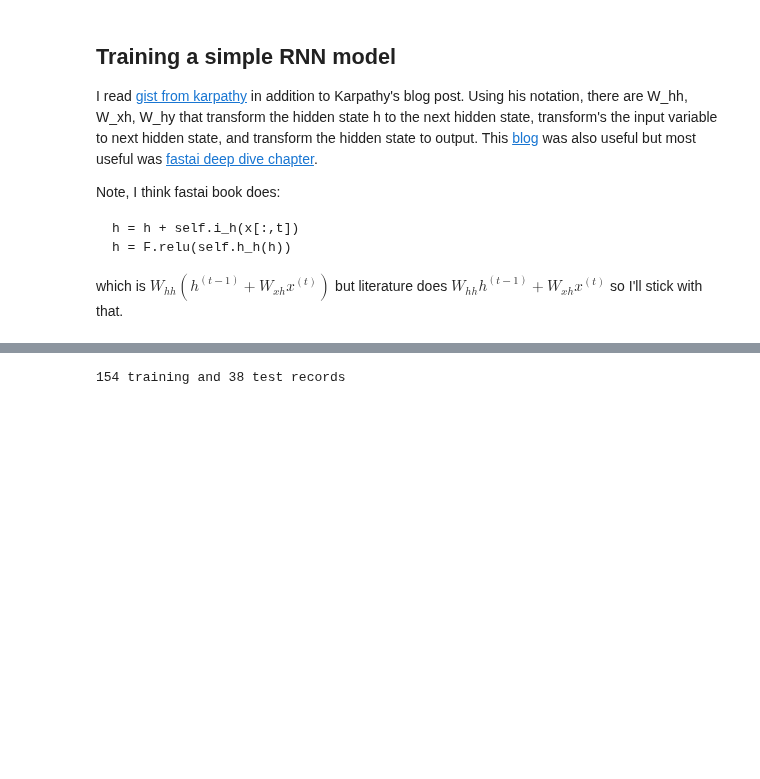
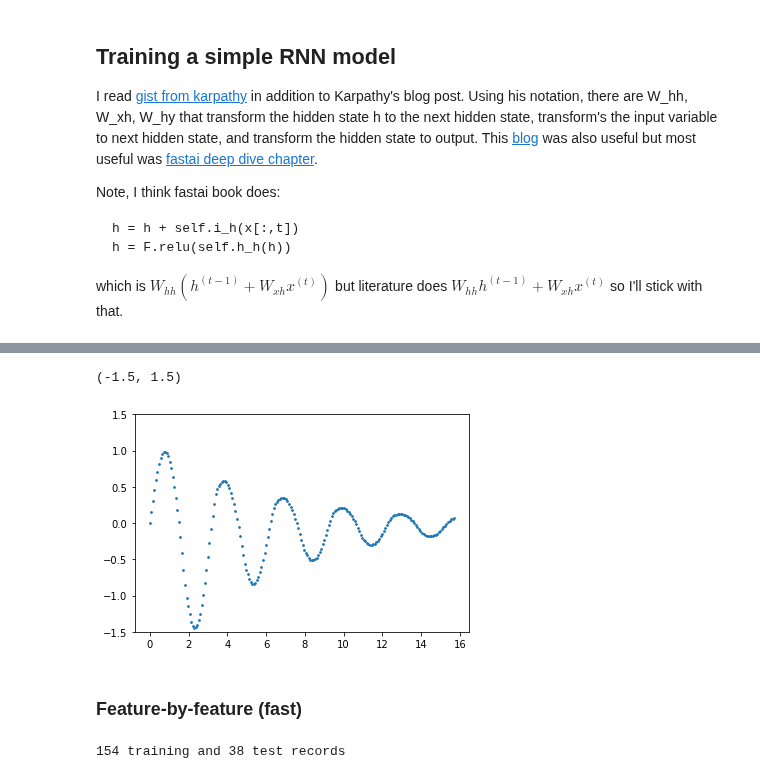
Before and after one commit to parrt/playdl, a Jupyter notebook: notebooks/RNN-sine.ipynb, the cells around one changed output, grey strips where cells are left out. Saved outputs shown, nothing was run; the diff lists cells and outputs as text; code cells hidden in the pictures; blank space fills up the shorter version.

```diff
--- a/notebooks/RNN-sine.ipynb
+++ b/notebooks/RNN-sine.ipynb
@@ -145,3 +202,22 @@ which is $W_{hh} (h^{(t-1)} + W_{xh} x^{(t)})$ but literature does $W_{hh} h^{(t
+# %%
+x = np.linspace(0,ncycles*np.pi,timesteps)
+siny = np.sin(2*x)
+
+n_output = timesteps
+output = np.zeros(shape=(n_output,))
+output[0:k] = siny[0:k] # seed with first k values from true data
+for i in range(k,n_output):
+    y_pred = rnn(torch.tensor(output[i-k:i]).reshape(1,k)).item()
+#     print(i-k, ":", i-1, i, "->", y_pred)
+    output[i] = y_pred
+
+plt.scatter(x[0:n_output], output, s=3)
+plt.ylim(-1.5,1.5)
+# %% [output]
+(-1.5, 1.5)
+[figure, added]
+# %% [markdown]
+### Feature-by-feature (fast)
 # %%
 class RNN(nn.Module):
     def __init__(self, input_features=4, output_features=1, hidden_size=10):
```
Also changed, not shown: parts of 9 cells of this notebook, 1 other file.
